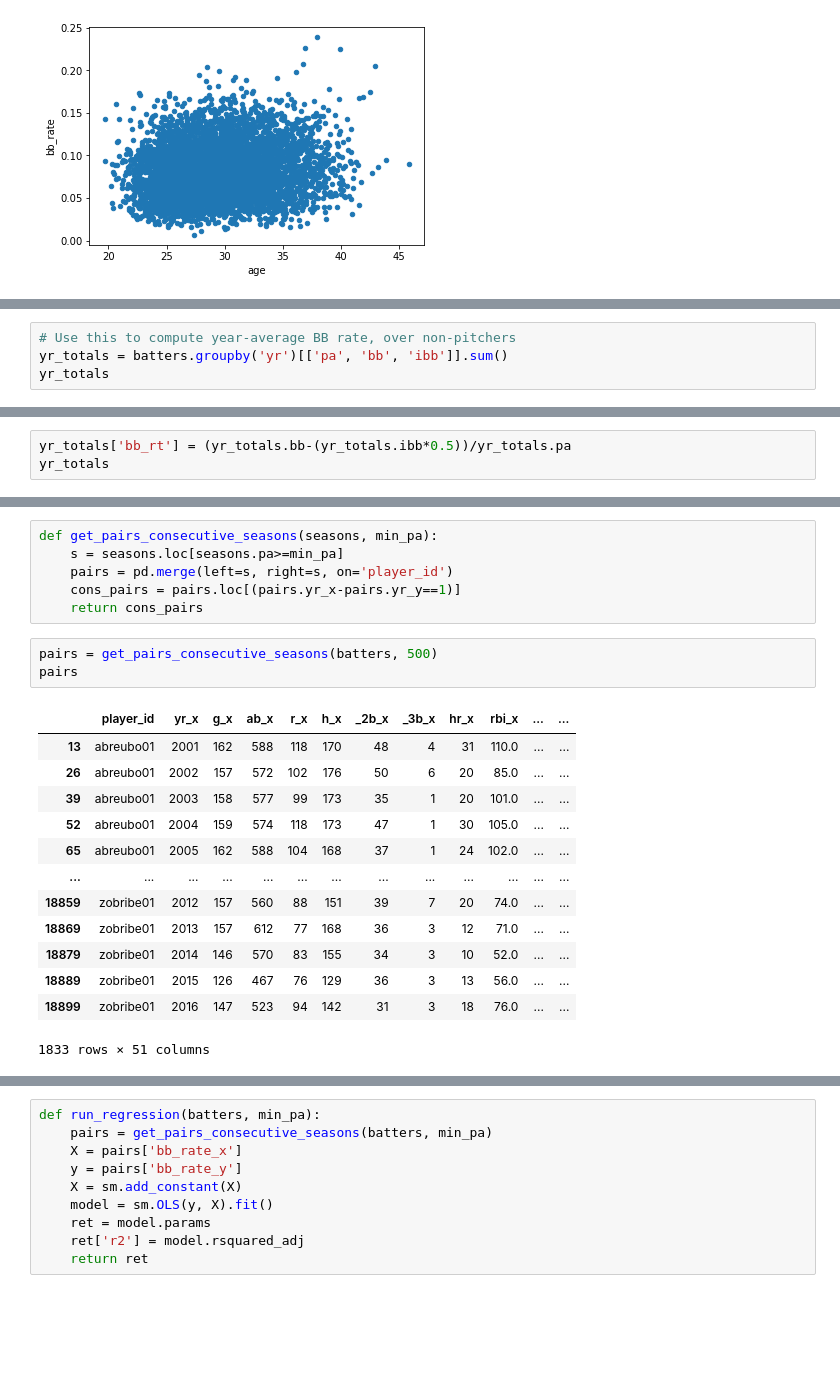
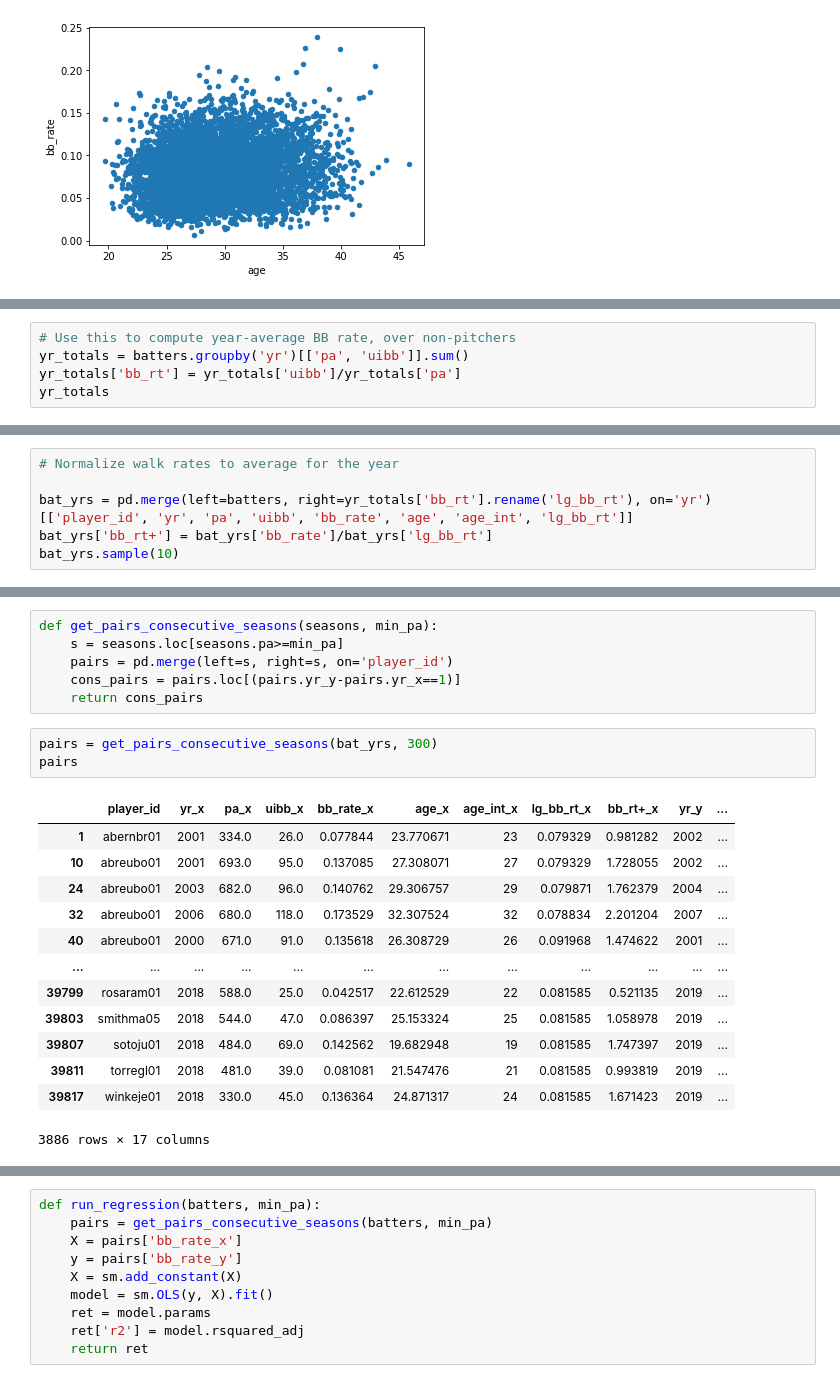
Before and after one commit to sdvinay/baseball_sql, a Jupyter notebook: pandas/BB_rate_projections.ipynb, the cells around one changed output, grey strips where cells are left out. Saved outputs shown, nothing was run; the diff lists cells and outputs as text; blank space fills up the shorter version.

Commit message:
BB rate projection/aging curve incremental

```diff
--- a/pandas/BB_rate_projections.ipynb
+++ b/pandas/BB_rate_projections.ipynb
@@ -103,6 +115,7 @@ by_age = batters[batters['pa']>=100].groupby(['age_int']).sum()
 [figure]
 # %%
 # Use this to compute year-average BB rate, over non-pitchers
-yr_totals = batters.groupby('yr')[['pa', 'bb', 'ibb']].sum()
+yr_totals = batters.groupby('yr')[['pa', 'uibb']].sum()
+yr_totals['bb_rt'] = yr_totals['uibb']/yr_totals['pa']
 yr_totals
 # %% [output]
@@ -127,3 +139,0 @@ yr_totals
-# %%
-yr_totals['bb_rt'] = (yr_totals.bb-(yr_totals.ibb*0.5))/yr_totals.pa
-yr_totals
@@ -157,0 +145,6 @@ batters.shape
+# %%
+# Normalize walk rates to average for the year
+
+bat_yrs = pd.merge(left=batters, right=yr_totals['bb_rt'].rename('lg_bb_rt'), on='yr')[['player_id', 'yr', 'pa', 'uibb', 'bb_rate', 'age', 'age_int', 'lg_bb_rt']]
+bat_yrs['bb_rt+'] = bat_yrs['bb_rate']/bat_yrs['lg_bb_rt']
+bat_yrs.sample(10)
@@ -159,25 +154,25 @@ batters.shape
 def get_pairs_consecutive_seasons(seasons, min_pa):
     s = seasons.loc[seasons.pa>=min_pa]
     pairs = pd.merge(left=s, right=s, on='player_id')
-    cons_pairs = pairs.loc[(pairs.yr_x-pairs.yr_y==1)]
+    cons_pairs = pairs.loc[(pairs.yr_y-pairs.yr_x==1)]
     return cons_pairs
 # %%
-pairs = get_pairs_consecutive_seasons(batters, 500)
+pairs = get_pairs_consecutive_seasons(bat_yrs, 300)
 pairs
 # %% [output]
-|  | player_id | yr_x | g_x | ab_x | r_x | h_x | _2b_x | _3b_x | hr_x | rbi_x | ... | ... |
-| 13 | abreubo01 | 2001 | 162 | 588 | 118 | 170 | 48 | 4 | 31 | 110.0 | ... | ... |
-| 26 | abreubo01 | 2002 | 157 | 572 | 102 | 176 | 50 | 6 | 20 | 85.0 | ... | ... |
-| 39 | abreubo01 | 2003 | 158 | 577 | 99 | 173 | 35 | 1 | 20 | 101.0 | ... | ... |
-| 52 | abreubo01 | 2004 | 159 | 574 | 118 | 173 | 47 | 1 | 30 | 105.0 | ... | ... |
-| 65 | abreubo01 | 2005 | 162 | 588 | 104 | 168 | 37 | 1 | 24 | 102.0 | ... | ... |
-| ... | ... | ... | ... | ... | ... | ... | ... | ... | ... | ... | ... | ... |
-| 18859 | zobribe01 | 2012 | 157 | 560 | 88 | 151 | 39 | 7 | 20 | 74.0 | ... | ... |
-| 18869 | zobribe01 | 2013 | 157 | 612 | 77 | 168 | 36 | 3 | 12 | 71.0 | ... | ... |
-| 18879 | zobribe01 | 2014 | 146 | 570 | 83 | 155 | 34 | 3 | 10 | 52.0 | ... | ... |
-| 18889 | zobribe01 | 2015 | 126 | 467 | 76 | 129 | 36 | 3 | 13 | 56.0 | ... | ... |
-| 18899 | zobribe01 | 2016 | 147 | 523 | 94 | 142 | 31 | 3 | 18 | 76.0 | ... | ... |
+|  | player_id | yr_x | pa_x | uibb_x | bb_rate_x | age_x | age_int_x | lg_bb_rt_x | bb_rt+_x | yr_y | ... |
+| 1 | abernbr01 | 2001 | 334.0 | 26.0 | 0.077844 | 23.770671 | 23 | 0.079329 | 0.981282 | 2002 | ... |
+| 10 | abreubo01 | 2001 | 693.0 | 95.0 | 0.137085 | 27.308071 | 27 | 0.079329 | 1.728055 | 2002 | ... |
+| 24 | abreubo01 | 2003 | 682.0 | 96.0 | 0.140762 | 29.306757 | 29 | 0.079871 | 1.762379 | 2004 | ... |
+| 32 | abreubo01 | 2006 | 680.0 | 118.0 | 0.173529 | 32.307524 | 32 | 0.078834 | 2.201204 | 2007 | ... |
+| 40 | abreubo01 | 2000 | 671.0 | 91.0 | 0.135618 | 26.308729 | 26 | 0.091968 | 1.474622 | 2001 | ... |
+| ... | ... | ... | ... | ... | ... | ... | ... | ... | ... | ... | ... |
+| 39799 | rosaram01 | 2018 | 588.0 | 25.0 | 0.042517 | 22.612529 | 22 | 0.081585 | 0.521135 | 2019 | ... |
+| 39803 | smithma05 | 2018 | 544.0 | 47.0 | 0.086397 | 25.153324 | 25 | 0.081585 | 1.058978 | 2019 | ... |
+| 39807 | sotoju01 | 2018 | 484.0 | 69.0 | 0.142562 | 19.682948 | 19 | 0.081585 | 1.747397 | 2019 | ... |
+| 39811 | torregl01 | 2018 | 481.0 | 39.0 | 0.081081 | 21.547476 | 21 | 0.081585 | 0.993819 | 2019 | ... |
+| 39817 | winkeje01 | 2018 | 330.0 | 45.0 | 0.136364 | 24.871317 | 24 | 0.081585 | 1.671423 | 2019 | ... |
-1833 rows × 51 columns
+3886 rows × 17 columns
 # %%
 pairs.player_id.value_counts()
 # %% [output]
```
Also changed, not shown: parts of 33 cells of this notebook.
